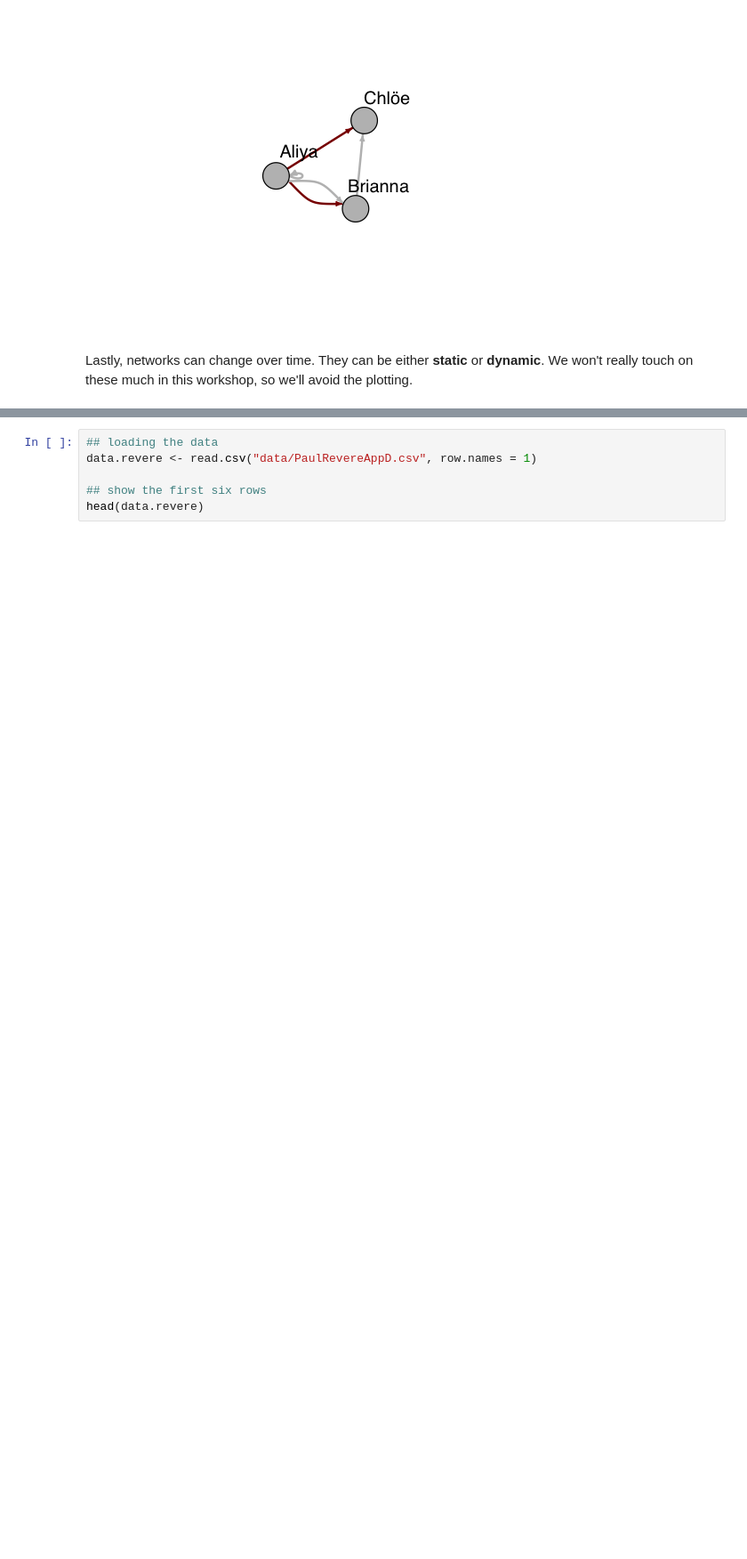
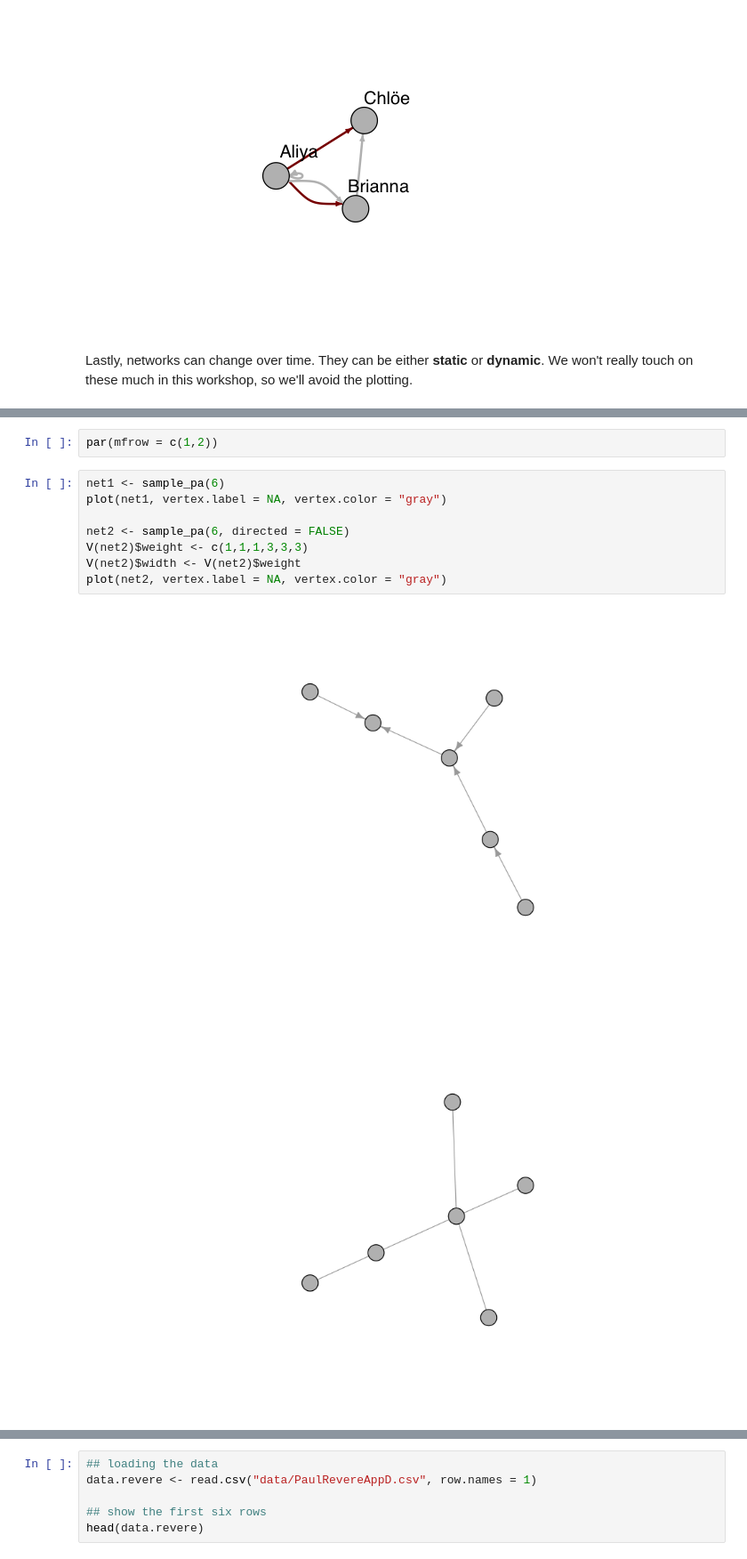
Before and after one commit to alexhanna/zurich-sna, a Jupyter notebook: Introduction to Social Network Analysis.ipynb, the cells around one changed output, grey strips where cells are left out. Shown at 89% size. Saved outputs shown, nothing was run; the diff lists cells and outputs as text; blank space fills up the shorter version.

```diff
--- a/Introduction to Social Network Analysis.ipynb
+++ b/Introduction to Social Network Analysis.ipynb
@@ -149 +154,14 @@ Lastly, networks can change over time. They can be either **static** or **dynami
+# %%
+par(mfrow = c(1,2))
+# %%
+net1 <- sample_pa(6)
+plot(net1, vertex.label = NA, vertex.color = "gray")
+
+net2 <- sample_pa(6, directed = FALSE)
+V(net2)$weight <- c(1,1,1,3,3,3)
+V(net2)$width <- V(net2)$weight
+plot(net2, vertex.label = NA, vertex.color = "gray")
+# %% [output]
+[figure, added]
+[figure, added]
 # %% [markdown]
```
Also changed, not shown: parts of 5 cells of this notebook.
